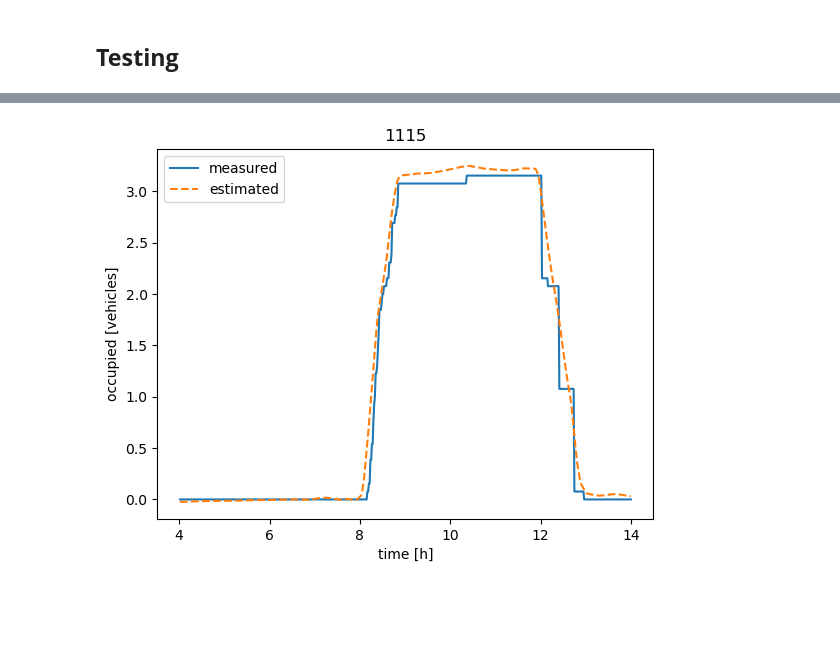
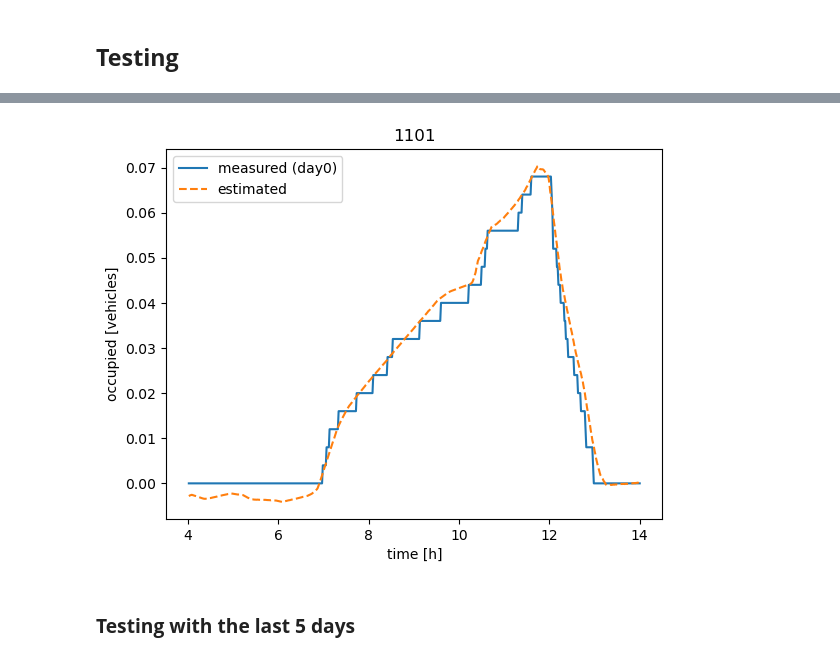
Before and after one commit to alelevente/sumo_sec, a Jupyter notebook: 03_src/03_baseline_nn.ipynb, the cells around one changed output, grey strips where cells are left out. Cells and saved outputs as stored; diff of their text form; code cells hidden in the pictures; blank space fills up the shorter version.

```diff
--- a/03_src/03_baseline_nn.ipynb
+++ b/03_src/03_baseline_nn.ipynb
@@ -21,8 +103,11 @@ To enable them in other operations, rebuild TensorFlow with the appropriate comp
 # %%
-data = np.array(data.sample(frac=1.0))
+train_data = np.array(train_data.sample(frac=0.33))
 #train_data = data[:int(len(data)*.7)]
 #test_data = data[int(len(data)*.7)+1:]
 # %%
-history = nn.model.fit(data[:,:-1], data[:,-1], batch_size=1000, epochs=EPOCHS, validation_split=.3)
+callback = tf.keras.callbacks.EarlyStopping(monitor='loss', min_delta=0.0001, patience=3)
+history = nn.model.fit(train_data[:,:-1],
+                       train_data[:,-1], batch_size=1000, epochs=EPOCHS, validation_split=.3,
+                       callbacks=[callback])
 #eval_model = nn.model.evaluate(test_data[:,:-1], test_data[:,-1], batch_size=1000)
 # %% [output]
@@ -110,2 +177,2 @@ array([1059, 1060, 1061, 1062, 1063, 1064, 1065, 1066, 1067, 1068, 1069,
 # %%
-PARKING_ID = 1115
+PARKING_ID = 1101
@@ -114,13 +179,15 @@ import matplotlib.pyplot as plt
 # %%
-id_list = list(raw_df.ids.unique())
+id_list = PARKING_ID_LIST
 
 test_t = np.arange(14400, 50400, 60)
-test_t = normalize(test_t, min_t, max_t)
+test_t = utils.normalize(test_t, MIN_T, MAX_T)
 
-id_encoding = np.zeros((len(test_t), len(id_list)))
-for i in range(len(test_t)):
-    id_encoding[i, id_list.index(PARKING_ID)] = 1.0
+id_encoding = utils.one_hot_encoder([PARKING_ID]*len(test_t), id_list)
+#print(id_encoding.shape)
 
-output = nn.model.predict(np.hstack([id_encoding, test_t.reshape(len(test_t), 1)]))
-output = de_standardize(output, mean, std)
+test_d = np.hstack([id_encoding, test_t.reshape(len(test_t), 1)])
+#print(test_d.shape)
+
+output = nn.model.predict(test_d)
+output = utils.de_standardize(output, MEAN, STD)
 # %% [output]
@@ -128,12 +195,14 @@ output = de_standardize(output, mean, std)
 # %%
-p_lot = raw_df[raw_df["ids"] == PARKING_ID]
-p_lot_occup = p_lot.groupby("timestamp")["counts"].mean()
-plt.plot(p_lot_occup.index/(60*60), p_lot_occup, label="measured")
+p_lot = nominals[nominals["ids"] == PARKING_ID]
+p_lot_occup = p_lot.groupby("timestamp")["percentage"].mean()
+plt.plot(p_lot_occup.index/(60*60), p_lot_occup, label="measured (day0)")
 plt.plot(p_lot_occup.index/(60*60), output, "--", label="estimated")
 plt.xlabel("time [h]")
 plt.ylabel("occupied [vehicles]")
 plt.legend()
 plt.title(PARKING_ID)
 plt.show()
 # %% [output]
-[figure, old version]
+[figure, new version]
+# %% [markdown]
+### **Testing with the last 5 days**
```
Also changed, not shown: parts of 33 cells of this notebook, 8 other files.
